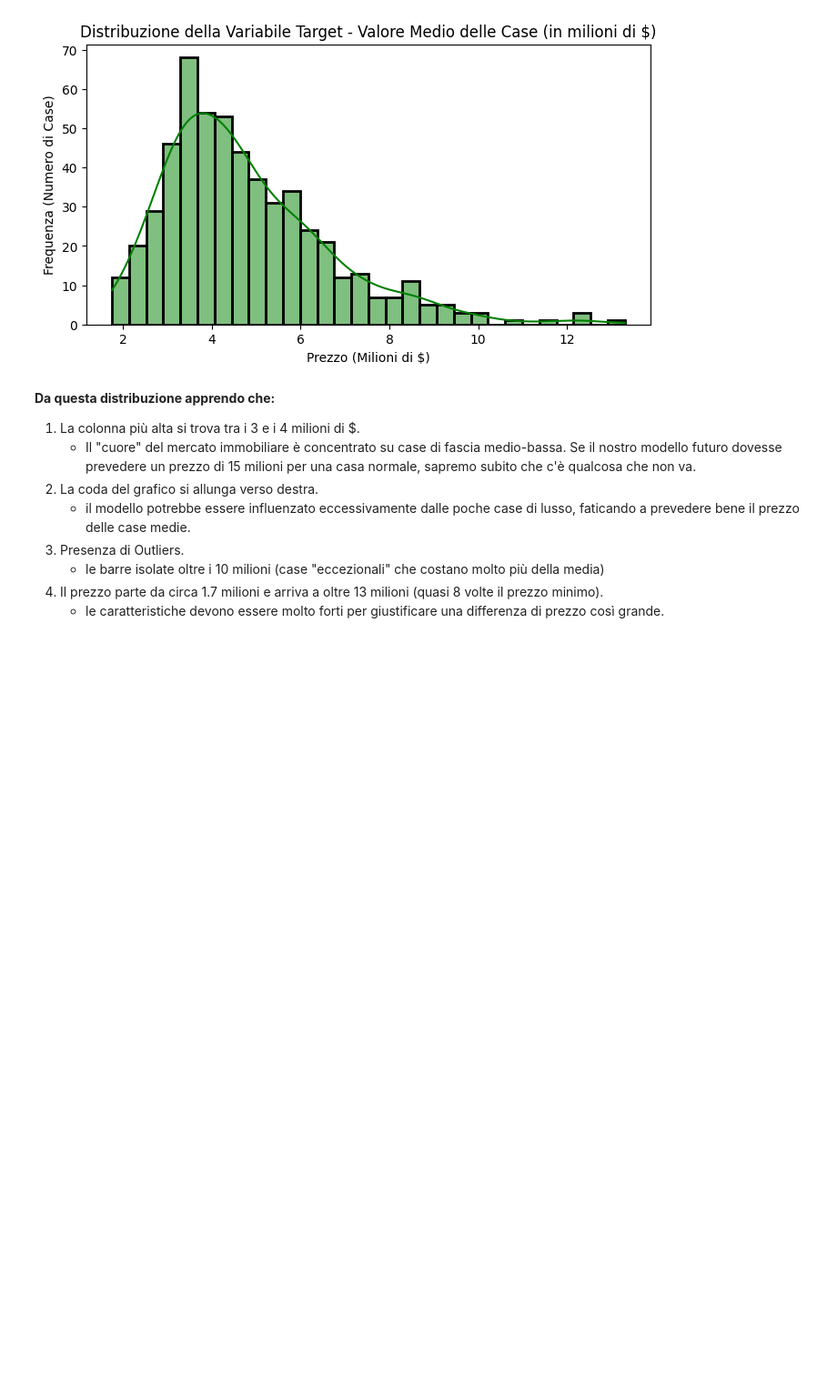
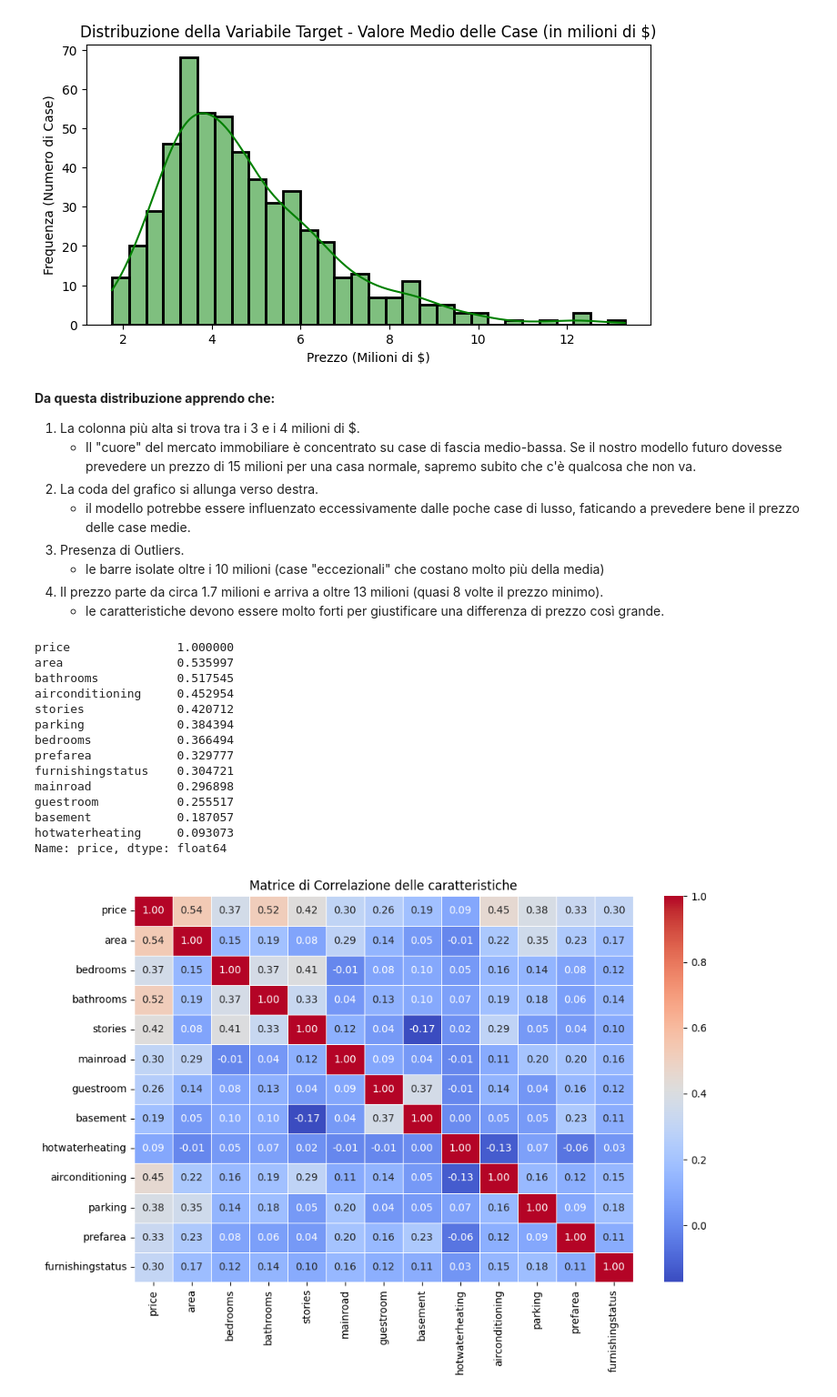
Before and after one commit to bassignana/bitcamp, a Jupyter notebook: esercizi/previsione_prezzi/previsione_prezzi.ipynb, the cells around one changed output. Shown at 91% size. Cells and saved outputs as stored; diff of their text form; code cells hidden in the pictures; blank space fills up the shorter version.

```diff
--- a/esercizi/previsione_prezzi/previsione_prezzi.ipynb
+++ b/esercizi/previsione_prezzi/previsione_prezzi.ipynb
@@ -169,3 +182,32 @@ plt.show()
    - le barre isolate oltre i 10 milioni (case "eccezionali" che costano molto più della media)
 4. Il prezzo parte da circa 1.7 milioni e arriva a oltre 13 milioni (quasi 8 volte il prezzo minimo).
    - le caratteristiche devono essere molto forti per giustificare una differenza di prezzo così grande.
+# %%
+# Correlation matrix — quanto ogni feature è legata al prezzo
+# Una correlazione vicina a 1.0 significa che la feature cresce insieme al prezzo.
+# Vicina a 0 significa che non influenza quasi nulla.
+corr = case_df.corr()
+print(corr["price"].sort_values(ascending=False))
+
+# Heatmap visiva della correlation matrix
+plt.figure(figsize=(10, 7))
+sns.heatmap(corr, annot=True, fmt=".2f", cmap="coolwarm", linewidths=0.5)
+plt.title("Matrice di Correlazione delle caratteristiche")
+plt.tight_layout()
+plt.show()
+# %% [output]
+price               1.000000
+area                0.535997
+bathrooms           0.517545
+airconditioning     0.452954
+stories             0.420712
+parking             0.384394
+bedrooms            0.366494
+prefarea            0.329777
+furnishingstatus    0.304721
+mainroad            0.296898
+guestroom           0.255517
+basement            0.187057
+hotwaterheating     0.093073
+Name: price, dtype: float64
+[figure, added]
```
Also changed, not shown: parts of 18 cells of this notebook.
